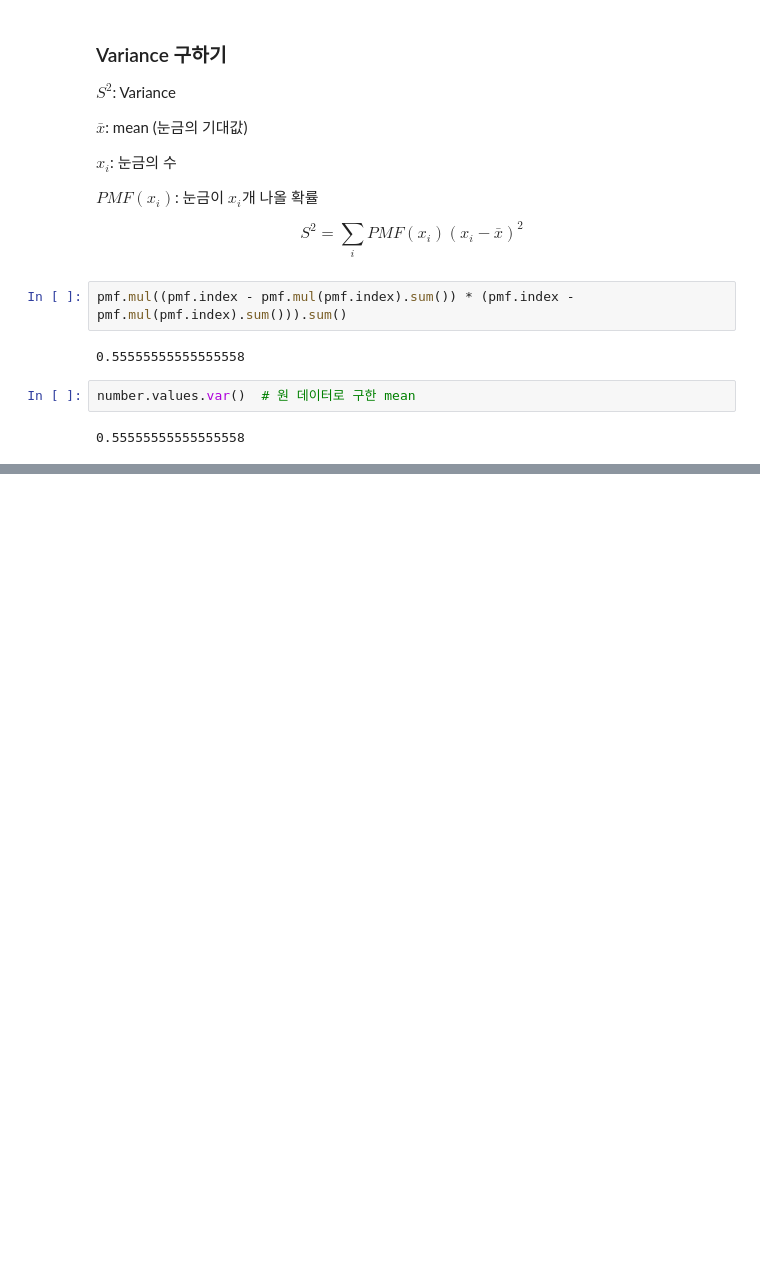
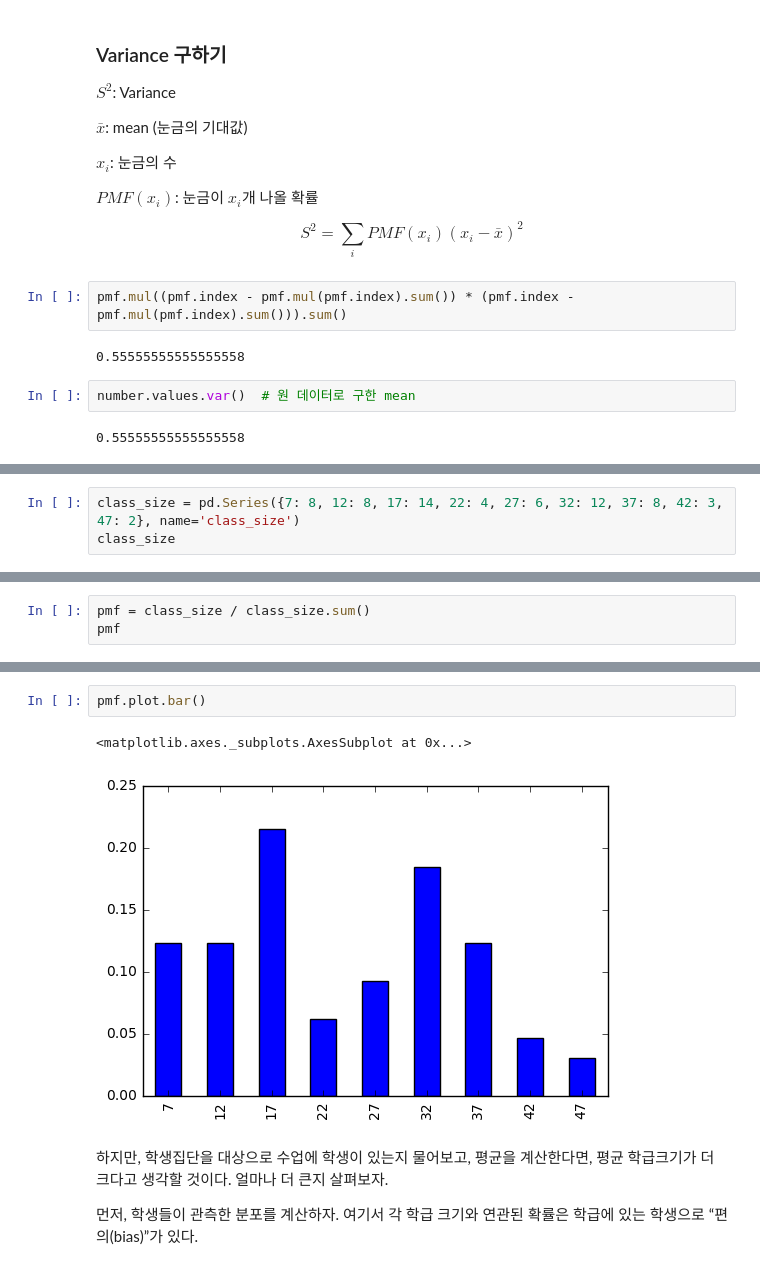
Before and after one commit to ermaker/thinkstats2chap3, a Jupyter notebook: pmf.ipynb, the cells around one changed output, grey strips where cells are left out. Cells and saved outputs as stored; diff of their text form; blank space fills up the shorter version.

```diff
--- a/pmf.ipynb
+++ b/pmf.ipynb
@@ -110,0 +142,3 @@ number.values.var()  # 원 데이터로 구한 mean
+# %%
+class_size = pd.Series({7: 8, 12: 8, 17: 14, 22: 4, 27: 6, 32: 12, 37: 8, 42: 3, 47: 2}, name='class_size')
+class_size
@@ -110,0 +156,3 @@ number.values.var()  # 원 데이터로 구한 mean
+# %%
+pmf = class_size / class_size.sum()
+pmf
@@ -110,0 +170,9 @@ number.values.var()  # 원 데이터로 구한 mean
+# %%
+pmf.plot.bar()
+# %% [output]
+<matplotlib.axes._subplots.AxesSubplot at 0x...>
+[figure, added]
+# %% [markdown]
+하지만, 학생집단을 대상으로 수업에 학생이 있는지 물어보고, 평균을 계산한다면, 평균 학급크기가 더 크다고 생각할 것이다. 얼마나 더 큰지 살펴보자.
+
+먼저, 학생들이 관측한 분포를 계산하자. 여기서 각 학급 크기와 연관된 확률은 학급에 있는 학생으로 “편의(bias)”가 있다.
```
Also changed, not shown: parts of 16 cells of this notebook.
